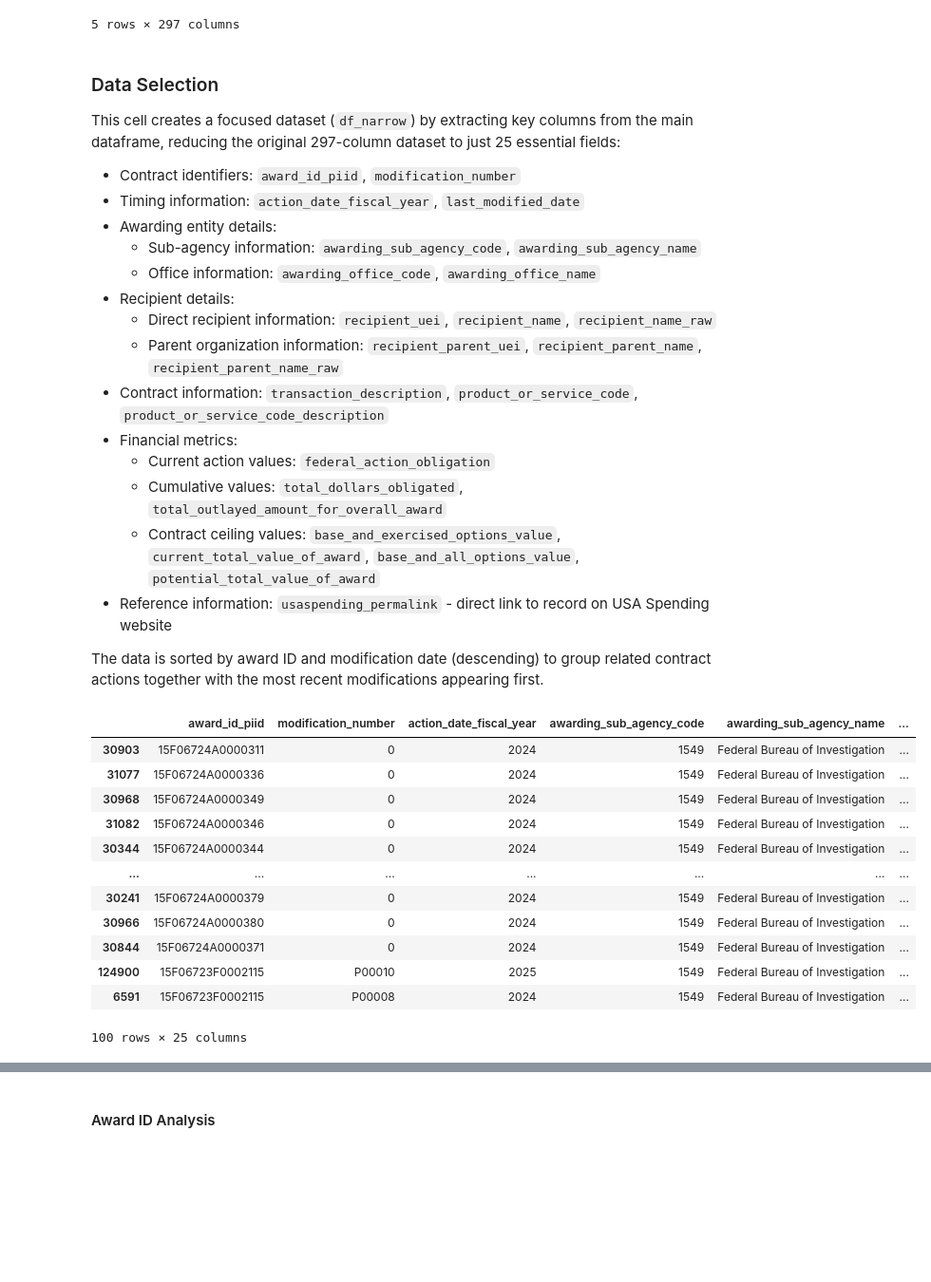
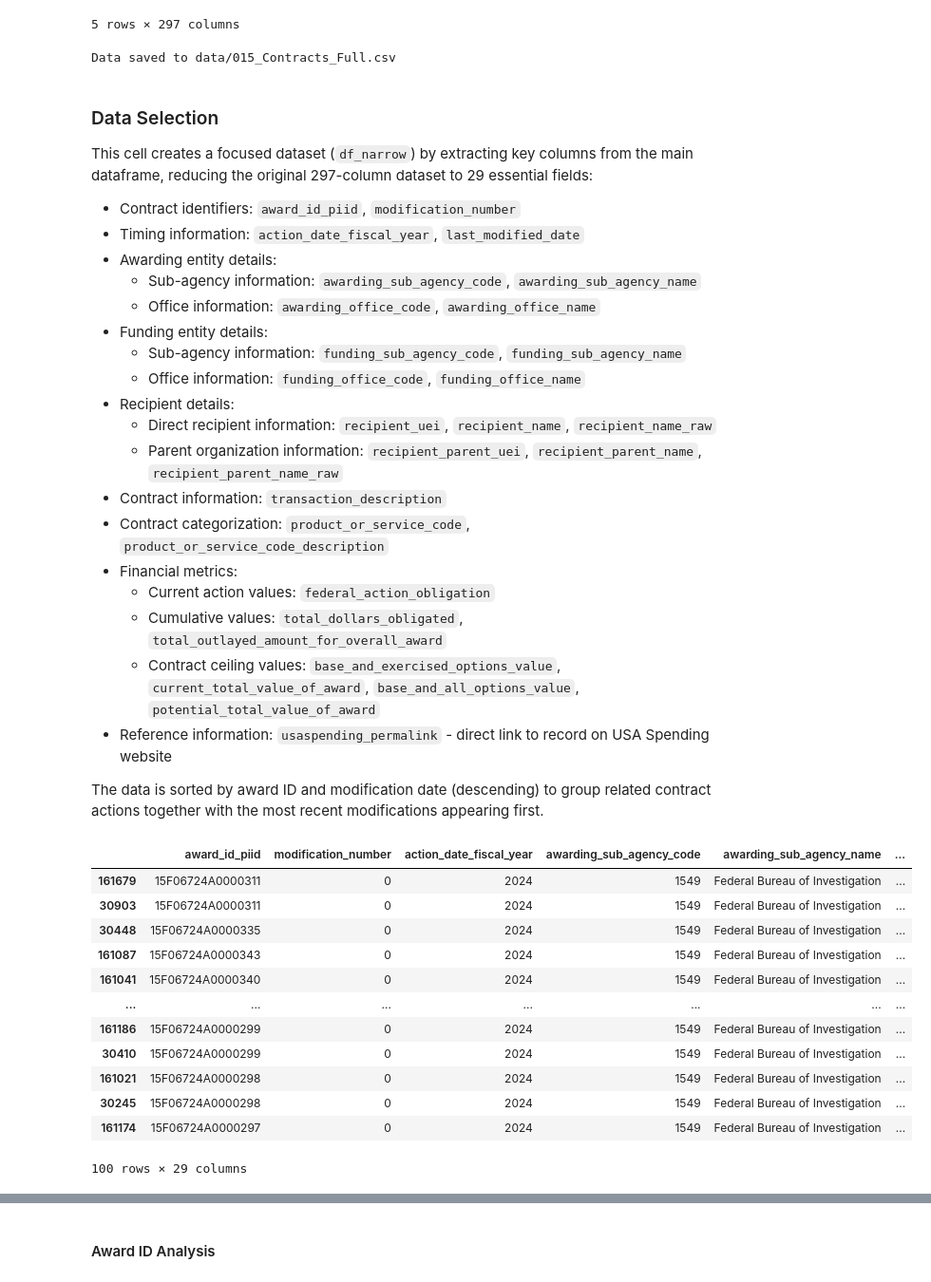
Before and after one commit to seanwhaley/USASpending, a Jupyter notebook: analysis/USA_Spending_Summary_Analysis.ipynb, the cells around one changed output, grey strips where cells are left out. Shown at 95% size. Drawn from its saved outputs; the diff is of its cells as text; code cells hidden in the pictures; blank space fills up the shorter version.

Commit message:
feat: added funding agency summary analysis

```diff
--- a/analysis/USA_Spending_Summary_Analysis.ipynb
+++ b/analysis/USA_Spending_Summary_Analysis.ipynb
@@ -122,20 +139,31 @@ df.head()
 | 3 | 1544_-NONE-_15M10224PA4700495_0_-... | CONT_AWD_15M10224PA4700495_1544_-... | 15M10224PA4700495 | 0 | 0.0 | ... |
 | 4 | 1542_1542_15UASH24F00000851_0_15U... | CONT_AWD_15UASH24F00000851_1542_1... | 15UASH24F00000851 | 0 | 0.0 | ... |
 5 rows × 297 columns
+# %%
+# save the combined dataframe to a CSV file
+
+df.to_csv(f"data/015_Contracts_Full.csv", index=False)
+print(f"Data saved to data/015_Contracts_Full.csv")
+# %% [output]
+Data saved to data/015_Contracts_Full.csv
 # %% [markdown]
 ### Data Selection
 
-This cell creates a focused dataset (`df_narrow`) by extracting key columns from the main dataframe, reducing the original 297-column dataset to just 25 essential fields:
+This cell creates a focused dataset (`df_narrow`) by extracting key columns from the main dataframe, reducing the original 297-column dataset to 29 essential fields:
 
 - Contract identifiers: `award_id_piid`, `modification_number`
 - Timing information: `action_date_fiscal_year`, `last_modified_date`
 - Awarding entity details:
     - Sub-agency information: `awarding_sub_agency_code`, `awarding_sub_agency_name`
     - Office information: `awarding_office_code`, `awarding_office_name`
+- Funding entity details:
+    - Sub-agency information: `funding_sub_agency_code`, `funding_sub_agency_name`
+    - Office information: `funding_office_code`, `funding_office_name`
 - Recipient details:
     - Direct recipient information: `recipient_uei`, `recipient_name`, `recipient_name_raw`
     - Parent organization information: `recipient_parent_uei`, `recipient_parent_name`, `recipient_parent_name_raw`
-- Contract information: `transaction_description`, `product_or_service_code`, `product_or_service_code_description`
+- Contract information: `transaction_description`
+- Contract categorization: `product_or_service_code`, `product_or_service_code_description`
 - Financial metrics:
     - Current action values: `federal_action_obligation`
     - Cumulative values: `total_dollars_obligated`, `total_outlayed_amount_for_overall_award`
@@ -145,30 +173,30 @@ This cell creates a focused dataset (`df_narrow`) by extracting key columns from
 The data is sorted by award ID and modification date (descending) to group related contract actions together with the most recent modifications appearing first.
 # %%
 # select key columns from the dataframe
-df_narrow = df[['award_id_piid', 'modification_number', 'action_date_fiscal_year', 'awarding_sub_agency_code', 'awarding_sub_agency_name', 'awarding_office_code', 'awarding_office_name', 'recipient_uei', 'recipient_name', 'recipient_name_raw', 'recipient_parent_uei', 'recipient_parent_name', 'recipient_parent_name_raw', 'transaction_description', 'product_or_service_code_description', 'product_or_service_code', 'federal_action_obligation', 'total_dollars_obligated', 'total_outlayed_amount_for_overall_award', 'base_and_exercised_options_value', 'current_total_value_of_award', 'base_and_all_options_value', 'potential_total_value_of_award', 'usaspending_permalink', 'last_modified_date']]
+df_narrow = df[['award_id_piid', 'modification_number', 'action_date_fiscal_year', 'awarding_sub_agency_code', 'awarding_sub_agency_name', 'awarding_office_code', 'awarding_office_name', 'funding_sub_agency_code', 'funding_sub_agency_name', 'funding_office_code', 'funding_office_name', 'recipient_uei', 'recipient_name', 'recipient_name_raw', 'recipient_parent_uei', 'recipient_parent_name', 'recipient_parent_name_raw', 'transaction_description', 'product_or_service_code_description', 'product_or_service_code', 'federal_action_obligation', 'total_dollars_obligated', 'total_outlayed_amount_for_overall_award', 'base_and_exercised_options_value', 'current_total_value_of_award', 'base_and_all_options_value', 'potential_total_value_of_award', 'usaspending_permalink', 'last_modified_date']]
 
 # Change column type to datetime64[ns] for column: 'last_modified_date'
 df_narrow = df_narrow.astype({'last_modified_date': 'datetime64[ns]'})
 
 # sort the dataframe by award_id_piid and last_modified_date in descending order
 df_narrow = df_narrow.sort_values(['award_id_piid', 'last_modified_date'], ascending=[True, False])
 
 # display a sample of the data: the first 100 rows, filtered by product_or_service_code containing "7E20" and sorted by potential_total_value_of_award in descending order
 df_narrow[df_narrow['product_or_service_code'].str.contains("7E20", regex=False, na=False, case=False)].sort_values(['potential_total_value_of_award'], ascending=[False]).head(100)
 # %% [output]
 |  | award_id_piid | modification_number | action_date_fiscal_year | awarding_sub_agency_code | awarding_sub_agency_name | ... |
+| 161679 | 15F06724A0000311 | 0 | 2024 | 1549 | Federal Bureau of Investigation | ... |
 | 30903 | 15F06724A0000311 | 0 | 2024 | 1549 | Federal Bureau of Investigation | ... |
-| 31077 | 15F06724A0000336 | 0 | 2024 | 1549 | Federal Bureau of Investigation | ... |
-| 30968 | 15F06724A0000349 | 0 | 2024 | 1549 | Federal Bureau of Investigation | ... |
-| 31082 | 15F06724A0000346 | 0 | 2024 | 1549 | Federal Bureau of Investigation | ... |
-| 30344 | 15F06724A0000344 | 0 | 2024 | 1549 | Federal Bureau of Investigation | ... |
+| 30448 | 15F06724A0000335 | 0 | 2024 | 1549 | Federal Bureau of Investigation | ... |
+| 161087 | 15F06724A0000343 | 0 | 2024 | 1549 | Federal Bureau of Investigation | ... |
+| 161041 | 15F06724A0000340 | 0 | 2024 | 1549 | Federal Bureau of Investigation | ... |
 | ... | ... | ... | ... | ... | ... | ... |
-| 30241 | 15F06724A0000379 | 0 | 2024 | 1549 | Federal Bureau of Investigation | ... |
-| 30966 | 15F06724A0000380 | 0 | 2024 | 1549 | Federal Bureau of Investigation | ... |
-| 30844 | 15F06724A0000371 | 0 | 2024 | 1549 | Federal Bureau of Investigation | ... |
-| 124900 | 15F06723F0002115 | P00010 | 2025 | 1549 | Federal Bureau of Investigation | ... |
-| 6591 | 15F06723F0002115 | P00008 | 2024 | 1549 | Federal Bureau of Investigation | ... |
+| 161186 | 15F06724A0000299 | 0 | 2024 | 1549 | Federal Bureau of Investigation | ... |
+| 30410 | 15F06724A0000299 | 0 | 2024 | 1549 | Federal Bureau of Investigation | ... |
+| 161021 | 15F06724A0000298 | 0 | 2024 | 1549 | Federal Bureau of Investigation | ... |
+| 30245 | 15F06724A0000298 | 0 | 2024 | 1549 | Federal Bureau of Investigation | ... |
+| 161174 | 15F06724A0000297 | 0 | 2024 | 1549 | Federal Bureau of Investigation | ... |
-100 rows × 25 columns
+100 rows × 29 columns
 # %% [markdown]
 ### Analytical Views
 
```
Also changed, not shown: parts of 14 cells of this notebook, 1 other file.
